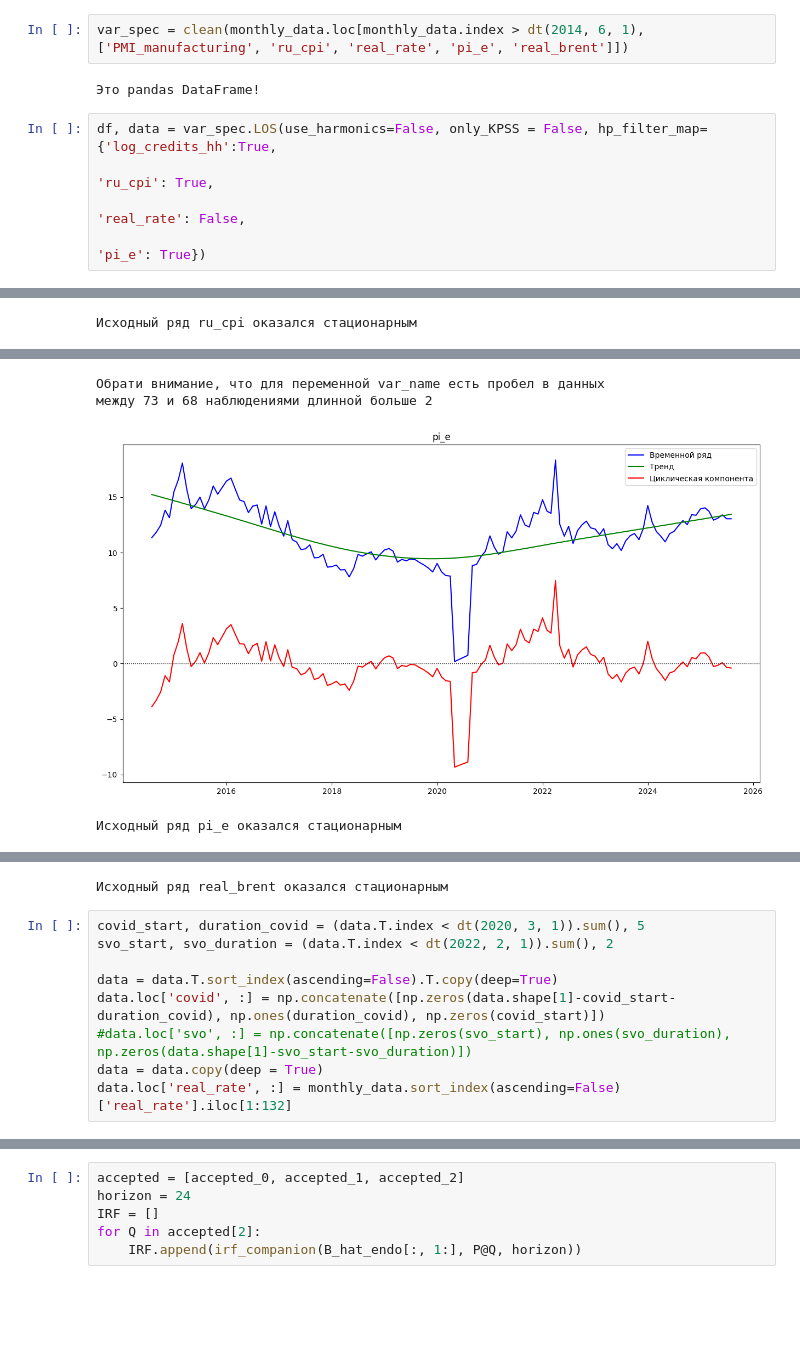
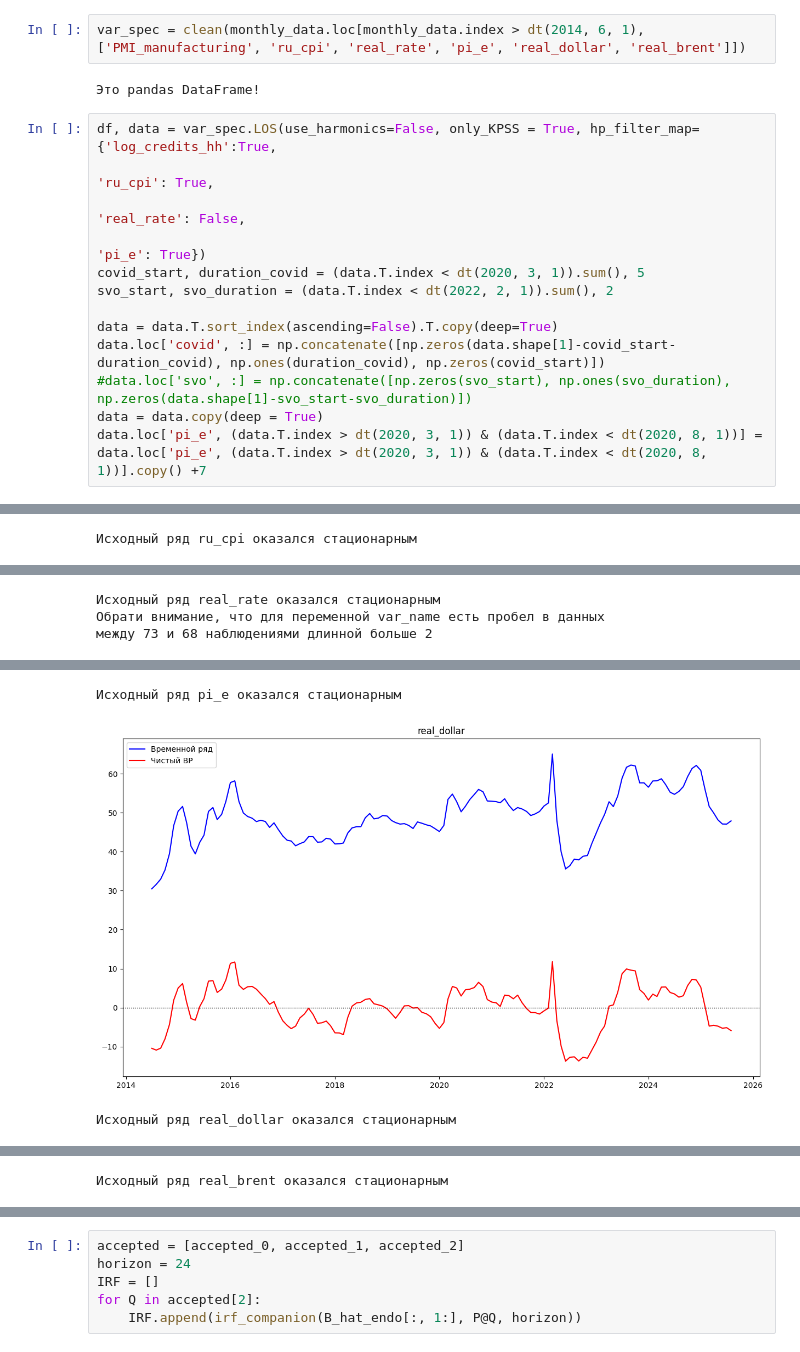
Before and after one commit to vasyanvasyan-r/VAR_by_KK, a Jupyter notebook: stationarity.ipynb, the cells around one changed output, grey strips where cells are left out. Drawn from its saved outputs; the diff is of its cells as text; blank space fills up the shorter version.

```diff
--- a/stationarity.ipynb
+++ b/stationarity.ipynb
@@ -10,15 +21,26 @@ from get_macrodata import monthly_data, daily_data
 # %%
-var_spec = clean(monthly_data.loc[monthly_data.index > dt(2014, 6, 1), ['PMI_manufacturing', 'ru_cpi', 'real_rate', 'pi_e', 'real_brent']])
+var_spec = clean(monthly_data.loc[monthly_data.index > dt(2014, 6, 1), ['PMI_manufacturing', 'ru_cpi', 'real_rate', 'pi_e', 'real_dollar', 'real_brent']])
 # %% [output]
 Это pandas DataFrame!
 # %%
-df, data = var_spec.LOS(use_harmonics=False, only_KPSS = False, hp_filter_map={'log_credits_hh':True,
+df, data = var_spec.LOS(use_harmonics=False, only_KPSS = True, hp_filter_map={'log_credits_hh':True,
                                                                                'ru_cpi': True,
                                                                                'real_rate': False,
                                                                                'pi_e': True})
+covid_start, duration_covid = (data.T.index < dt(2020, 3, 1)).sum(), 5
+svo_start, svo_duration = (data.T.index < dt(2022, 2, 1)).sum(), 2
+
+data = data.T.sort_index(ascending=False).T.copy(deep=True)
+data.loc['covid', :] = np.concatenate([np.zeros(data.shape[1]-covid_start-duration_covid), np.ones(duration_covid), np.zeros(covid_start)])
+#data.loc['svo', :] = np.concatenate([np.zeros(svo_start), np.ones(svo_duration), np.zeros(data.shape[1]-svo_start-svo_duration)])
+data = data.copy(deep = True)
+data.loc['pi_e', (data.T.index > dt(2020, 3, 1)) & (data.T.index < dt(2020, 8, 1))] = data.loc['pi_e', (data.T.index > dt(2020, 3, 1)) & (data.T.index < dt(2020, 8, 1))].copy() +7
 # %% [output]
 [figure]
 Исходный ряд PMI_manufacturing оказался стационарным
 [figure]
 Исходный ряд ru_cpi оказался стационарным
 [figure]
+Исходный ряд real_rate оказался стационарным
+Обрати внимание, что для переменной var_name есть пробел в данных
+между 73 и 68 наблюдениями длинной больше 2
@@ -26,15 +48,5 @@ df, data = var_spec.LOS(use_harmonics=False, only_KPSS = False, hp_filter_map={'
-Обрати внимание, что для переменной var_name есть пробел в данных
-между 73 и 68 наблюдениями длинной больше 2
+Исходный ряд pi_e оказался стационарным
-[figure, old version]
+[figure, new version]
-Исходный ряд pi_e оказался стационарным
+Исходный ряд real_dollar оказался стационарным
 [figure]
-Исходный ряд real_brent оказался стационарным
+Исходный ряд real_brent оказался стационарным
-# %%
-covid_start, duration_covid = (data.T.index < dt(2020, 3, 1)).sum(), 5
-svo_start, svo_duration = (data.T.index < dt(2022, 2, 1)).sum(), 2
-
-data = data.T.sort_index(ascending=False).T.copy(deep=True)
-data.loc['covid', :] = np.concatenate([np.zeros(data.shape[1]-covid_start-duration_covid), np.ones(duration_covid), np.zeros(covid_start)])
-#data.loc['svo', :] = np.concatenate([np.zeros(svo_start), np.ones(svo_duration), np.zeros(data.shape[1]-svo_start-svo_duration)])
-data = data.copy(deep = True)
-data.loc['real_rate', :] = monthly_data.sort_index(ascending=False)['real_rate'].iloc[1:132]
```
Also changed, not shown: parts of 15 cells of this notebook, 6 other files.
